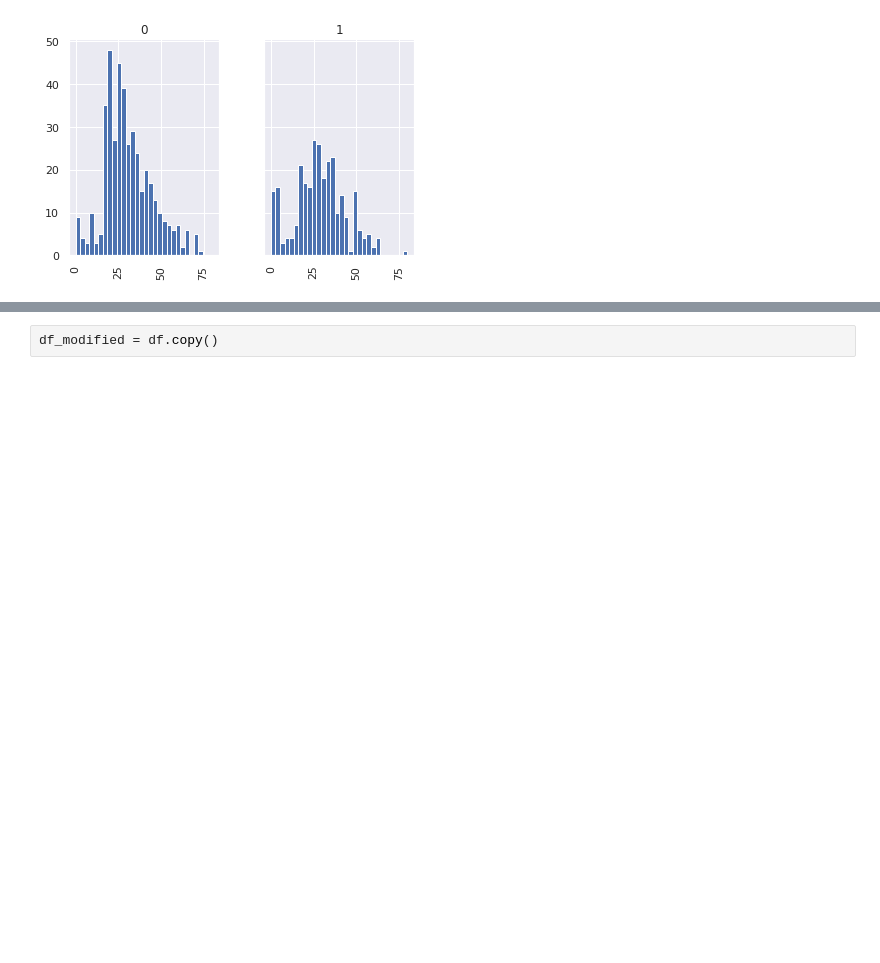
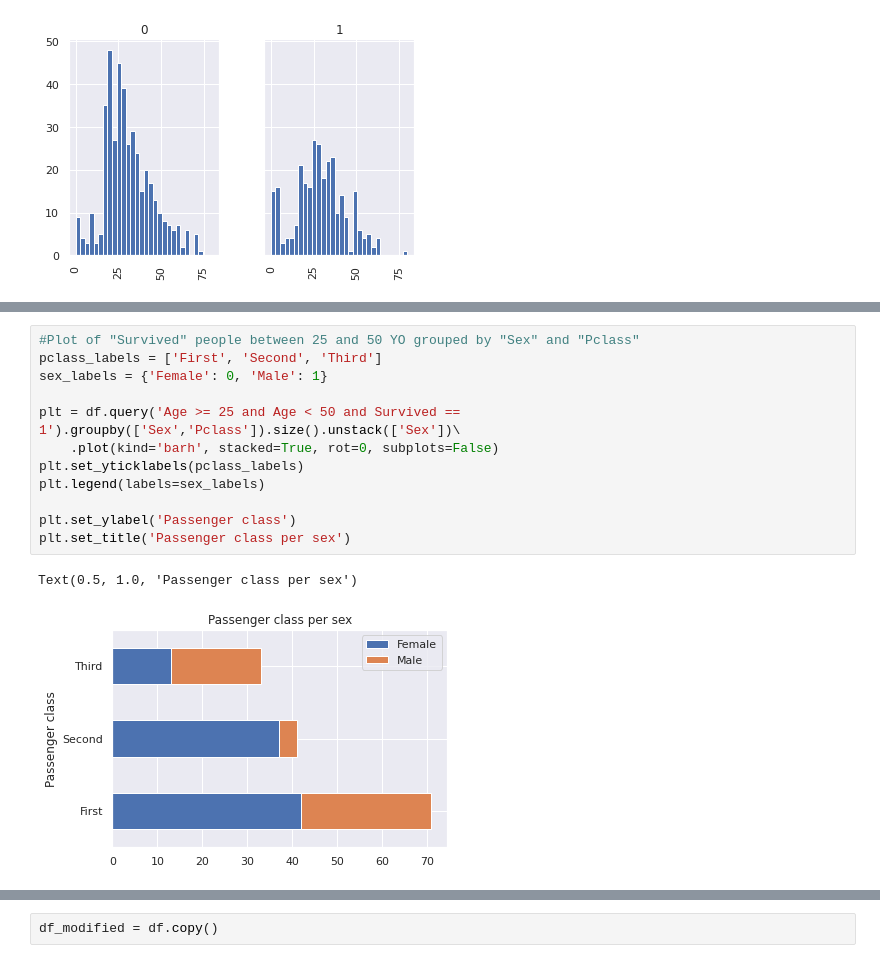
Before and after one commit to lerz30/ML_introduction, a Jupyter notebook: notebooks/pandas_intro.ipynb, the cells around one changed output, grey strips where cells are left out. Drawn from its saved outputs; the diff is of its cells as text; blank space fills up the shorter version.

```diff
--- a/notebooks/pandas_intro.ipynb
+++ b/notebooks/pandas_intro.ipynb
@@ -115 +130,16 @@ array([<matplotlib.axes._subplots.AxesSubplot object at 0x...>,
+# %%
+#Plot of "Survived" people between 25 and 50 YO grouped by "Sex" and "Pclass"
+pclass_labels = ['First', 'Second', 'Third']
+sex_labels = {'Female': 0, 'Male': 1}
+
+plt = df.query('Age >= 25 and Age < 50 and Survived == 1').groupby(['Sex','Pclass']).size().unstack(['Sex'])\
+    .plot(kind='barh', stacked=True, rot=0, subplots=False)
+plt.set_yticklabels(pclass_labels)
+plt.legend(labels=sex_labels)
+
+plt.set_ylabel('Passenger class')
+plt.set_title('Passenger class per sex')
+# %% [output]
+Text(0.5, 1.0, 'Passenger class per sex')
+[figure, added]
 # %%
```
Also changed, not shown: parts of 3 cells of this notebook.
